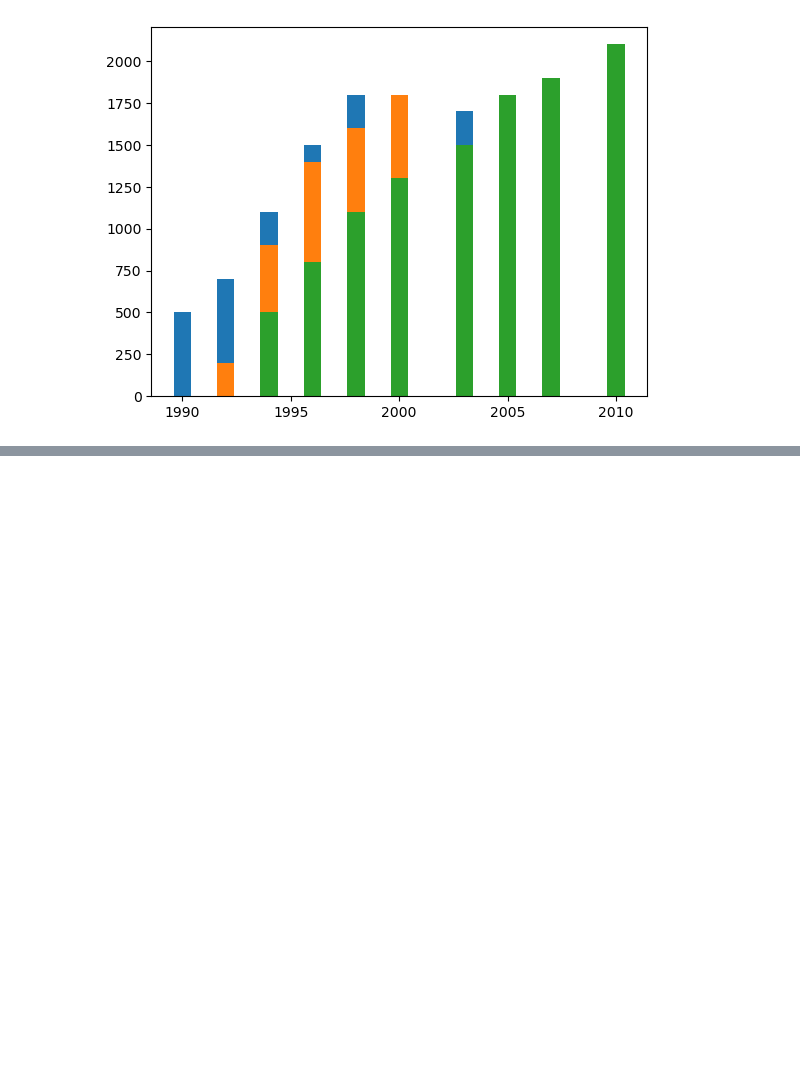
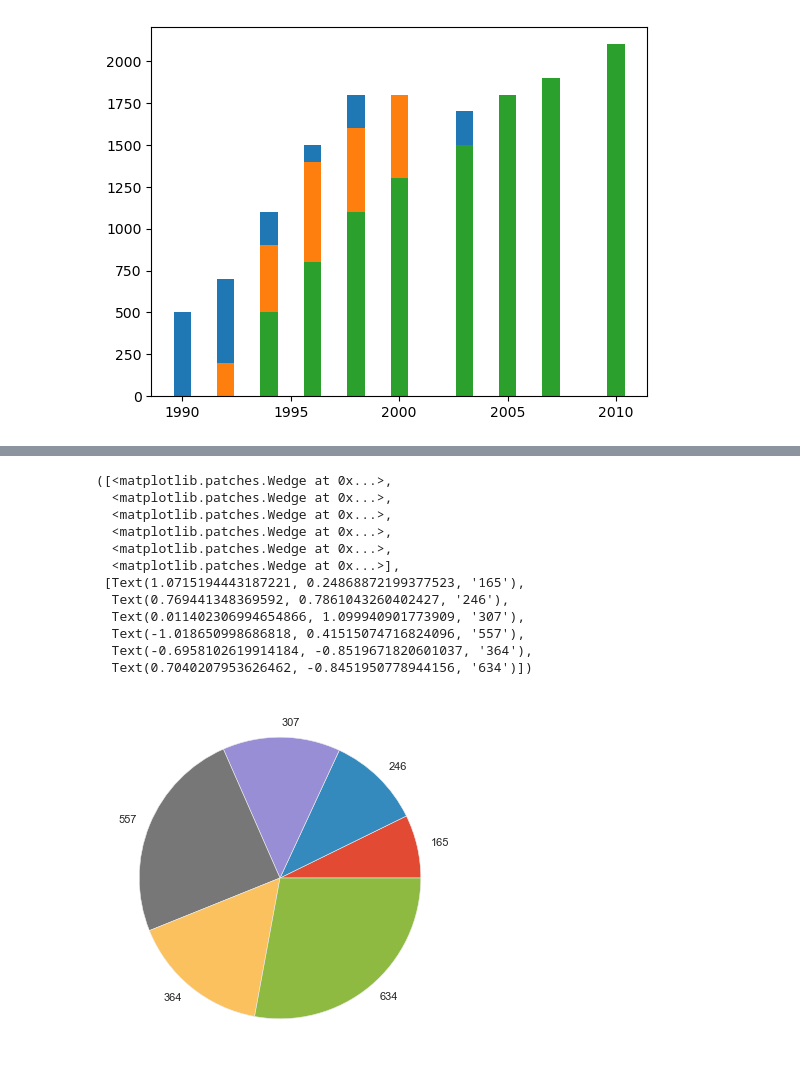
Before and after one commit to pankajvshnv/Data-Science, a Jupyter notebook: Matplotlib_Visualization.ipynb, the cells around one changed output, grey strips where cells are left out. Saved outputs shown, nothing was run; the diff lists cells and outputs as text; code cells hidden in the pictures; blank space fills up the shorter version.

```diff
--- a/Matplotlib_Visualization.ipynb
+++ b/Matplotlib_Visualization.ipynb
@@ -234,0 +304,21 @@ plt.bar(x - width,
+# %%
+import matplotlib.pyplot as plt
+
+plt.style.use("ggplot")  # Choose any style you like
+virat_ipl_runs = [165, 246, 307, 557, 364, 634]
+# %%
+plt.pie(virat_ipl_runs, labels=virat_ipl_runs  )
+# %% [output]
+([<matplotlib.patches.Wedge at 0x...>,
+  <matplotlib.patches.Wedge at 0x...>,
+  <matplotlib.patches.Wedge at 0x...>,
+  <matplotlib.patches.Wedge at 0x...>,
+  <matplotlib.patches.Wedge at 0x...>,
+  <matplotlib.patches.Wedge at 0x...>],
+ [Text(1.0715194443187221, 0.24868872199377523, '165'),
+  Text(0.769441348369592, 0.7861043260402427, '246'),
+  Text(0.011402306994654866, 1.099940901773909, '307'),
+  Text(-1.018650998686818, 0.41515074716824096, '557'),
+  Text(-0.6958102619914184, -0.8519671820601037, '364'),
+  Text(0.7040207953626462, -0.8451950778944156, '634')])
+[figure, added]
```
Also changed, not shown: parts of 14 cells of this notebook.
